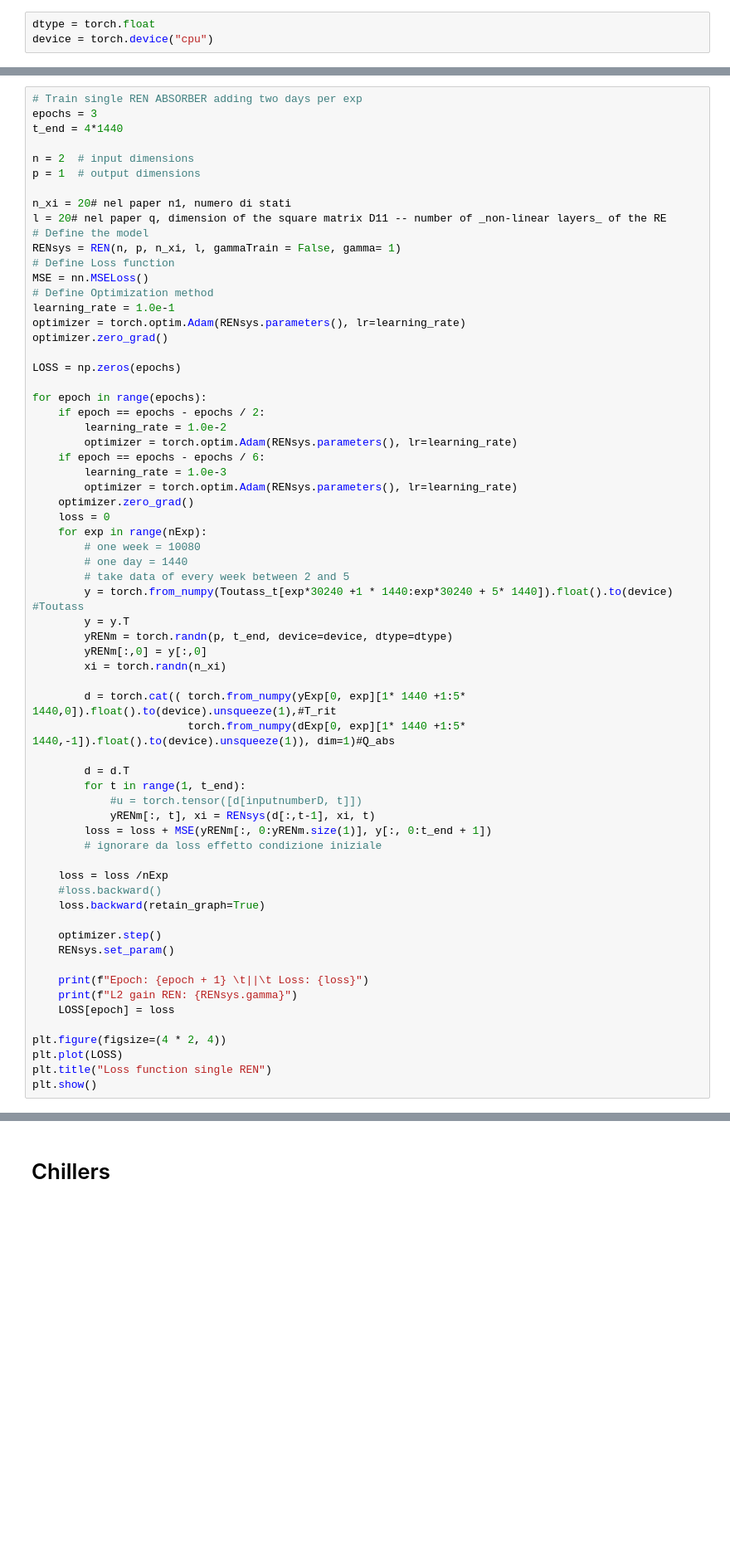
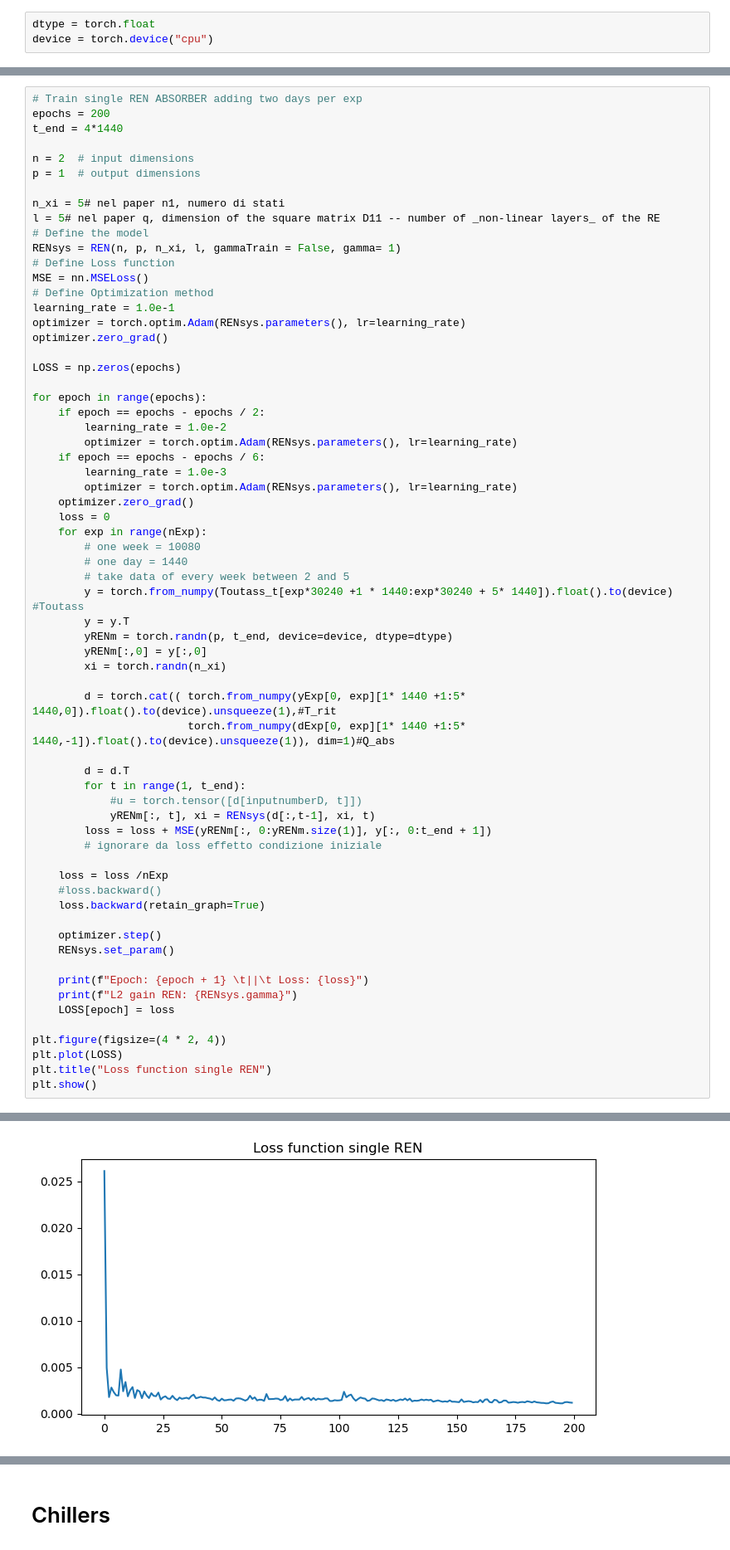
Before and after one commit to adepinel/SysID_RNN_modif, a Jupyter notebook: ECC-Distributed_Git/ECC-Distributed_Git/main_REN_abs.ipynb, the cells around one changed output, grey strips where cells are left out. Shown at 83% size. Saved outputs shown, nothing was run; the diff lists cells and outputs as text; blank space fills up the shorter version.

```diff
--- a/ECC-Distributed_Git/ECC-Distributed_Git/main_REN_abs.ipynb
+++ b/ECC-Distributed_Git/ECC-Distributed_Git/main_REN_abs.ipynb
@@ -233,14 +247,14 @@ plt.show()
 [figure]
 # %%
 # Train single REN ABSORBER adding two days per exp
-epochs = 3
+epochs = 200
 t_end = 4*1440
 
 n = 2  # input dimensions
 p = 1  # output dimensions
 
-n_xi = 20# nel paper n1, numero di stati
-l = 20# nel paper q, dimension of the square matrix D11 -- number of _non-linear layers_ of the RE
+n_xi = 5# nel paper n1, numero di stati
+l = 5# nel paper q, dimension of the square matrix D11 -- number of _non-linear layers_ of the RE
 # Define the model
 RENsys = REN(n, p, n_xi, l, gammaTrain = False, gamma= 1)
 # Define Loss function
@@ -302,3 +331,4 @@ L2 gain REN: 1
+[figure, added]
 # %%
 yval = torch.from_numpy(Toutass_v[1 * 1440: + 5* 1440]).float().to(device) #Toutass
 yval = yval.T
```
Also changed, not shown: parts of 14 cells of this notebook, 8 other files.
